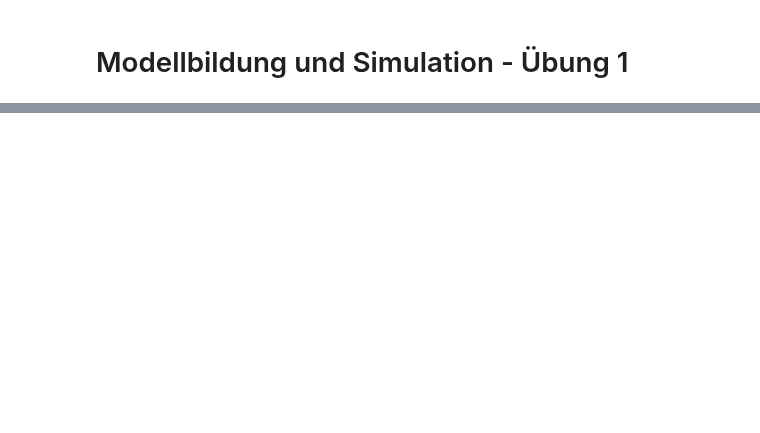
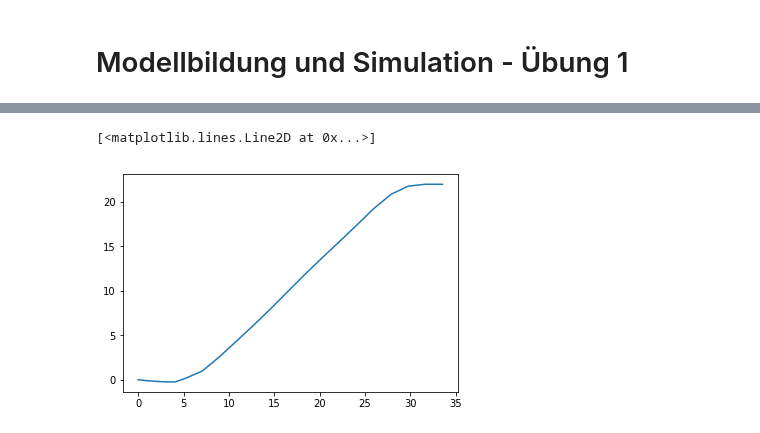
Before and after one commit to darenegade/modellbildung, a Jupyter notebook: Abgabe1/Abgabe1.ipynb, the cells around one changed output, grey strips where cells are left out. Saved outputs shown, nothing was run; the diff lists cells and outputs as text; code cells hidden in the pictures; blank space fills up the shorter version.

```diff
--- a/Abgabe1/Abgabe1.ipynb
+++ b/Abgabe1/Abgabe1.ipynb
@@ -10,0 +18,5 @@ plt.plot(df1['Time'], df1['Acceleration'])
+# %%
+plt.plot(pvData['Time (s)'], pvData['Height (m)'])
+# %% [output]
+[<matplotlib.lines.Line2D at 0x...>]
+[figure, added]
```
Also changed, not shown: parts of 3 cells of this notebook, 2 other files.
